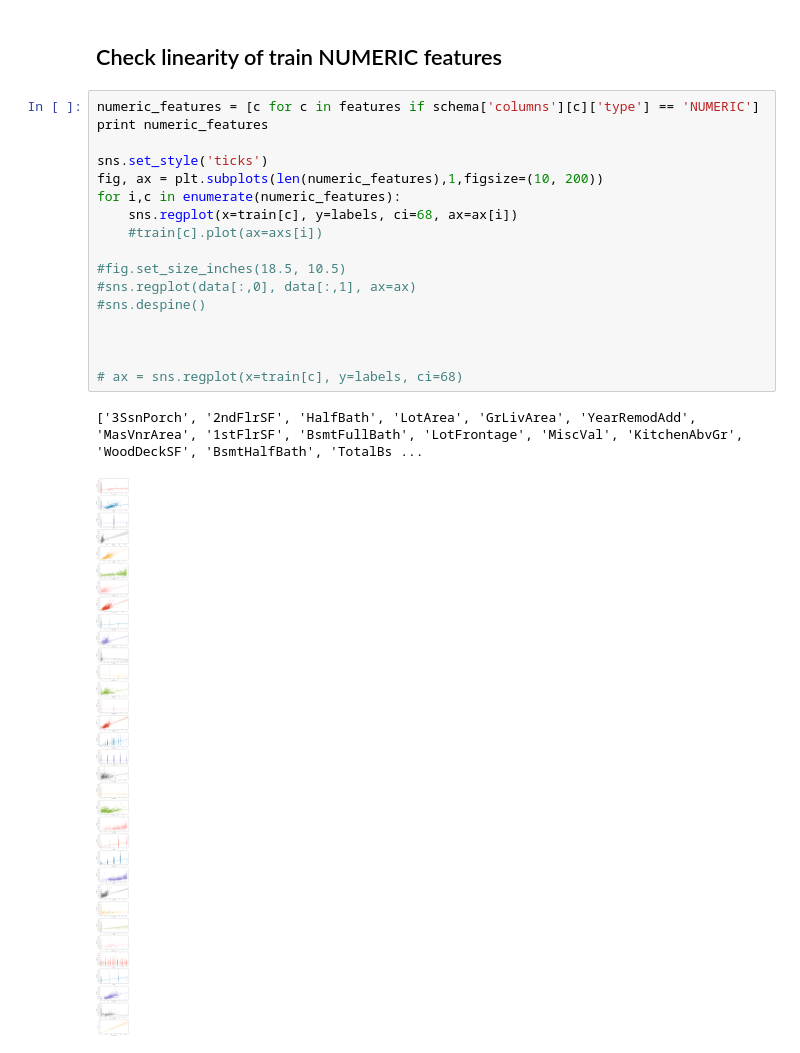
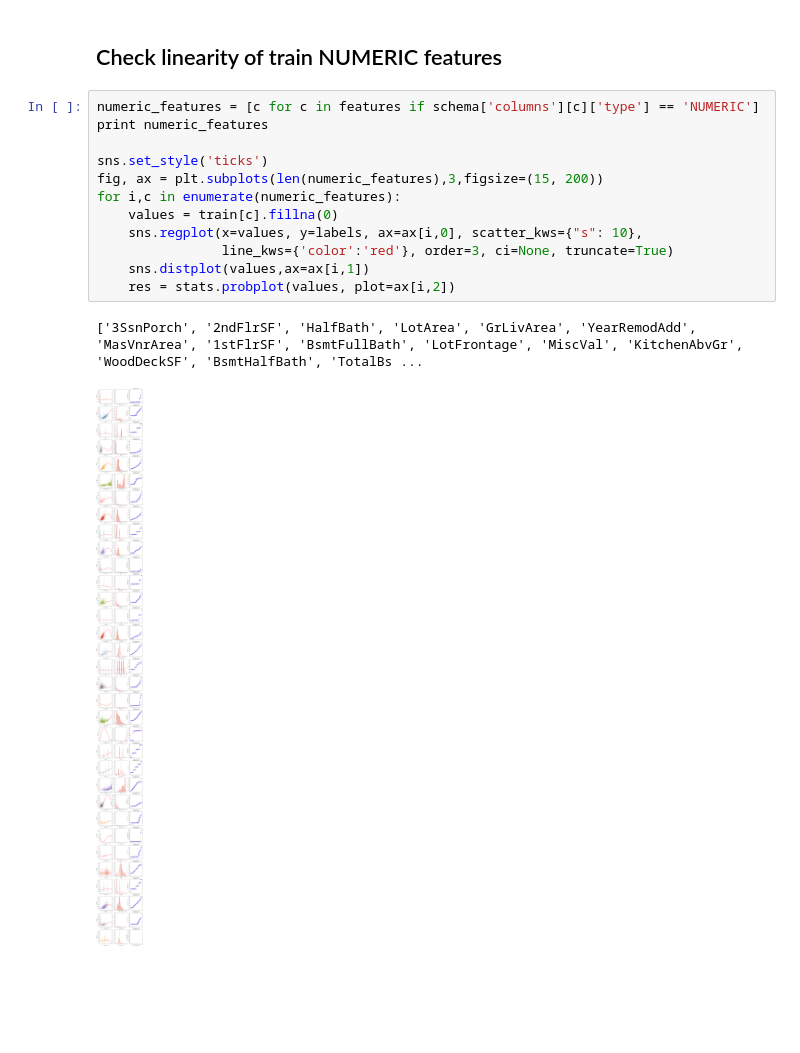
Before and after one commit to benji/generic-eda-notebook, a Jupyter notebook: generic_eda.ipynb, the cells around one changed output. Cells and saved outputs as stored; diff of their text form; blank space fills up the shorter version.

Commit message:
Added distplot and probplot

```diff
--- a/generic_eda.ipynb
+++ b/generic_eda.ipynb
@@ -84,20 +84,15 @@ plt.show()
 # %%
 numeric_features = [c for c in features if schema['columns'][c]['type'] == 'NUMERIC']
 print numeric_features
 
 sns.set_style('ticks')
-fig, ax = plt.subplots(len(numeric_features),1,figsize=(10, 200))
+fig, ax = plt.subplots(len(numeric_features),3,figsize=(15, 200))
 for i,c in enumerate(numeric_features):
-    sns.regplot(x=train[c], y=labels, ci=68, ax=ax[i])
-    #train[c].plot(ax=axs[i])
-
-#fig.set_size_inches(18.5, 10.5)
-#sns.regplot(data[:,0], data[:,1], ax=ax)
-#sns.despine()
-
-
-
-# ax = sns.regplot(x=train[c], y=labels, ci=68)
+    values = train[c].fillna(0)
+    sns.regplot(x=values, y=labels, ax=ax[i,0], scatter_kws={"s": 10},
+                line_kws={'color':'red'}, order=3, ci=None, truncate=True)
+    sns.distplot(values,ax=ax[i,1])
+    res = stats.probplot(values, plot=ax[i,2])
 # %% [output]
 ['3SsnPorch', '2ndFlrSF', 'HalfBath', 'LotArea', 'GrLivArea', 'YearRemodAdd', 'MasVnrArea', '1stFlrSF', 'BsmtFullBath', 'LotFrontage', 'MiscVal', 'KitchenAbvGr', 'WoodDeckSF', 'BsmtHalfBath', 'TotalBs ...
-[figure, old version]
+[figure, new version]
```
Also changed, not shown: parts of 1 cell of this notebook.
